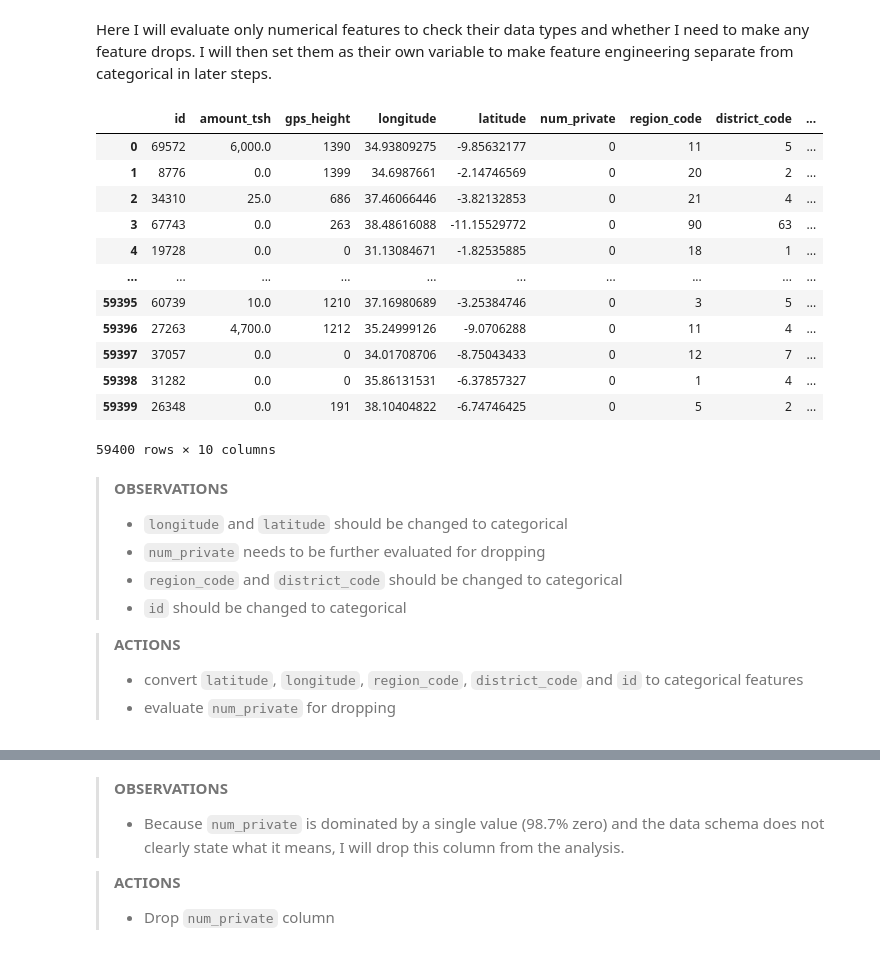
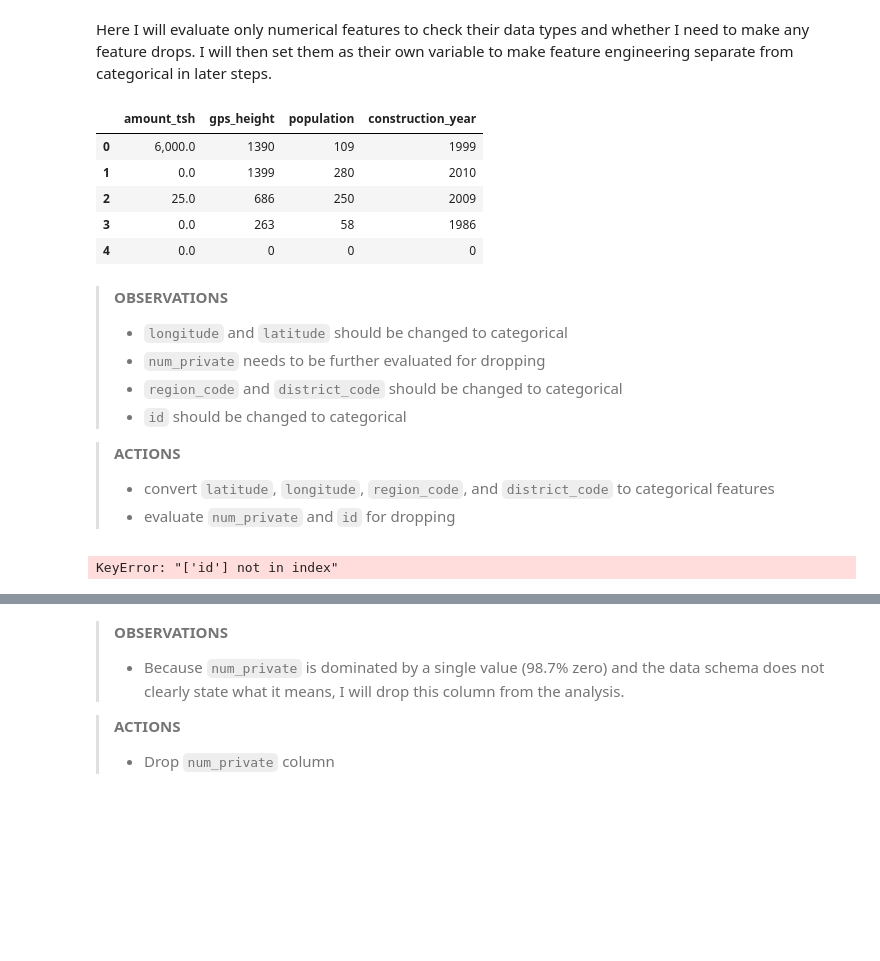
Before and after one commit to bentson1187/phase_3_project, a Jupyter notebook: Bentson, Brian Phase 3 Project.ipynb, the cells around one changed output, grey strips where cells are left out. Saved outputs shown, nothing was run; the diff lists cells and outputs as text; code cells hidden in the pictures; blank space fills up the shorter version.

Commit message:
Data Cleaning Underway

```diff
--- a/Bentson, Brian Phase 3 Project.ipynb
+++ b/Bentson, Brian Phase 3 Project.ipynb
@@ -256,0 +1412,2 @@ dtype: float64
+# %%
+df_clean.loc[df_clean['construction_year'] == 0,['well_age']] = 999
@@ -256,0 +1458,4 @@ dtype: float64
+# %%
+#rename features
+df_clean.rename(columns={'amount_tsh':'head','gps_height':'well_elevation','quantity':'water_quantity'}, inplace=True)
+df_clean.columns
@@ -256,0 +1471,10 @@ dtype: float64
+# %%
+#reorder features
+df_clean = df_clean[['id','wpt_name','construction_year','waterpoint_type',
+                     'water_quality','water_quantity','head','source_type_1',
+                     'source_type_2','extraction_type_1','extraction_type_2',
+                     'well_elevation','population','date_recorded',
+                     'status_group','latitude','longitude','basin',
+                     'subvillage','region','district_code','lga','ward',
+                     'funder','installer','permit','public_meeting',
+                     'scheme_name','scheme_management','management','payment']]
@@ -258,7 +1517,7 @@ dtype: float64
 In this section, I will focus on understanding the raw data quality and determining which feature engineering steps will need to be taken in order to train and fit my models. I will then complete the feature engineering steps in preparation for exploratory data analysis and modeling.
 # %%
 #create a df_scrub dataframe
-df_scrub = df_original.copy()
+df_model = df_clean.copy()
 # %% [markdown]
 ## Feature Evaluation
 # %% [markdown]
@@ -273,21 +1532,14 @@ I will first ensure data types accurately represent the data and segregate numer
 Here I will evaluate only numerical features to check their data types and whether I need to make any feature drops. I will then set them as their own variable to make feature engineering separate from categorical in later steps.
 # %%
 #evaluate numeric columns
-df_scrub.select_dtypes(include=['int','float'])
+df_model.select_dtypes(include=['int','float']).head()
 # %% [output]
-|  | id | amount_tsh | gps_height | longitude | latitude | num_private | region_code | district_code | ... |
-| 0 | 69572 | 6,000.0 | 1390 | 34.93809275 | -9.85632177 | 0 | 11 | 5 | ... |
-| 1 | 8776 | 0.0 | 1399 | 34.6987661 | -2.14746569 | 0 | 20 | 2 | ... |
-| 2 | 34310 | 25.0 | 686 | 37.46066446 | -3.82132853 | 0 | 21 | 4 | ... |
-| 3 | 67743 | 0.0 | 263 | 38.48616088 | -11.15529772 | 0 | 90 | 63 | ... |
-| 4 | 19728 | 0.0 | 0 | 31.13084671 | -1.82535885 | 0 | 18 | 1 | ... |
-| ... | ... | ... | ... | ... | ... | ... | ... | ... | ... |
-| 59395 | 60739 | 10.0 | 1210 | 37.16980689 | -3.25384746 | 0 | 3 | 5 | ... |
-| 59396 | 27263 | 4,700.0 | 1212 | 35.24999126 | -9.0706288 | 0 | 11 | 4 | ... |
-| 59397 | 37057 | 0.0 | 0 | 34.01708706 | -8.75043433 | 0 | 12 | 7 | ... |
-| 59398 | 31282 | 0.0 | 0 | 35.86131531 | -6.37857327 | 0 | 1 | 4 | ... |
-| 59399 | 26348 | 0.0 | 191 | 38.10404822 | -6.74746425 | 0 | 5 | 2 | ... |
+|  | amount_tsh | gps_height | population | construction_year |
+| 0 | 6,000.0 | 1390 | 109 | 1999 |
+| 1 | 0.0 | 1399 | 280 | 2010 |
+| 2 | 25.0 | 686 | 250 | 2009 |
+| 3 | 0.0 | 263 | 58 | 1986 |
+| 4 | 0.0 | 0 | 0 | 0 |
-59400 rows × 10 columns
 # %% [markdown]
 > **OBSERVATIONS**
 > - `longitude` and `latitude` should be changed to categorical
@@ -296,11 +1548,13 @@ df_scrub.select_dtypes(include=['int','float'])
 > - `id` should be changed to categorical
 
 > **ACTIONS**
-> - convert `latitude`, `longitude`, `region_code`, `district_code` and `id` to categorical features
-> - evaluate `num_private` for dropping
+> - convert `latitude`, `longitude`, `region_code`, and `district_code` to categorical features
+> - evaluate `num_private` and `id` for dropping
 # %%
 #convert id, latitude, longitude, region_code and distric_code to categorical features
-df_scrub[['id', 'latitude','longitude','region_code','district_code']] = \
-df_scrub[['id','latitude','longitude','region_code','district_code']].astype('object')
+df_model[['id', 'latitude','longitude','region_code','district_code']] = \
+df_model[['id','latitude','longitude','region_code','district_code']].astype('object')
+# %% [output]
+KeyError: "['id'] not in index"
 # %%
 #evaluate num_private
```
Also changed, not shown: parts of 174 cells of this notebook, 1 other file.
